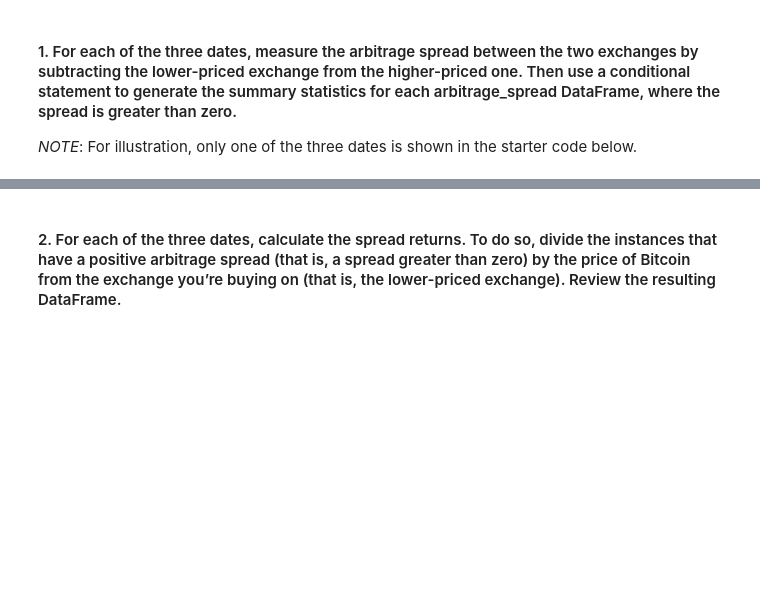
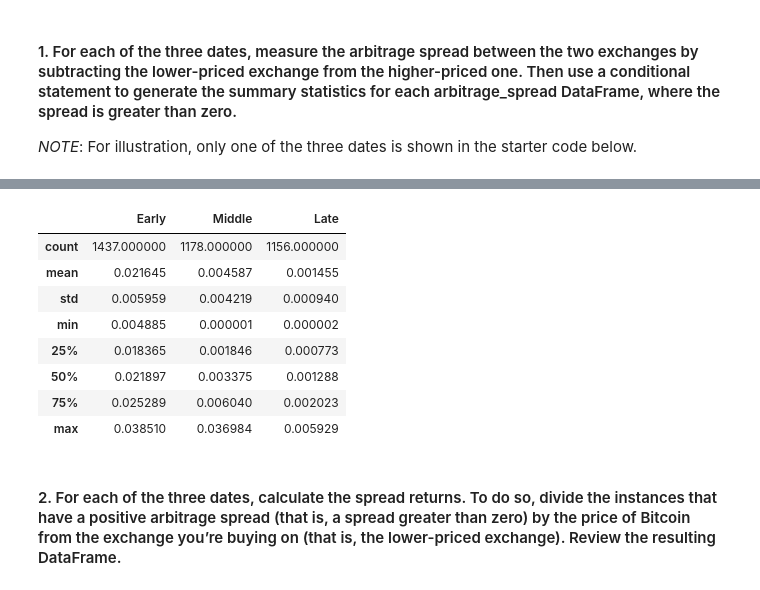
Before and after one commit to billybishop21/bitcoin_arbitrage, a Jupyter notebook: crypto_arbitrage.ipynb, the cells around one changed output, grey strips where cells are left out. Saved outputs shown, nothing was run; the diff lists cells and outputs as text; code cells hidden in the pictures; blank space fills up the shorter version.

Commit message:
commit arbitrage profits and combined df of summary stats 7/10/2021 1:06pm

```diff
--- a/crypto_arbitrage.ipynb
+++ b/crypto_arbitrage.ipynb
@@ -537,7 +542,8 @@ Calculate the potential profits for each date that you selected in the previous
 # %%
 # For the date early in the dataset, measure the arbitrage spread between the two exchanges
 # by subtracting the lower-priced exchange from the higher-priced one
-arbitrage_spread_early = # YOUR CODE HERE
+arbitrage_spread_early = bitstamp_sliced_jan_28_2018 - coinbase_sliced_jan_28_2018
 
 # Use a conditional statement to generate the summary statistics for each arbitrage_spread DataFrame
-# YOUR CODE HERE
+spread_return_early = arbitrage_spread_early[arbitrage_spread_early > 0]
+spread_return_early.describe()
@@ -543,0 +560,8 @@ arbitrage_spread_early = # YOUR CODE HERE
+# %%
+# For the date middle in the dataset, measure the arbitrage spread between the two exchanges
+# by subtracting the lower-priced exchange from the higher-priced one
+arbitrage_spread_middle = bitstamp_sliced_feb_6_2018 - coinbase_sliced_feb_6_2018
+
+# Use a conditional statement to generate the summary statistics for each arbitrage_spread DataFrame
+spread_return_middle = arbitrage_spread_middle[arbitrage_spread_middle > 0]
+spread_return_middle.describe()
@@ -543,0 +578,8 @@ arbitrage_spread_early = # YOUR CODE HERE
+# %%
+# For the date late in the dataset, measure the arbitrage spread between the two exchanges
+# by subtracting the lower-priced exchange from the higher-priced one
+arbitrage_spread_late = bitstamp_sliced_mar_5_2018 - coinbase_sliced_mar_5_2018
+
+# Use a conditional statement to generate the summary statistics for each arbitrage_spread DataFrame
+spread_return_late = arbitrage_spread_late[arbitrage_spread_late > 0]
+spread_return_late.describe()
@@ -544,3 +596,18 @@ arbitrage_spread_early = # YOUR CODE HERE
+# %%
+keys=["Early", "Middle", "Late"]
+summary_df = pd.concat([spread_return_early, spread_return_middle, spread_return_late], axis="columns", join="outer")
+summary_df.columns = keys
+summary_df.describe()
+# %% [output]
+|  | Early | Middle | Late |
+| count | 1437.000000 | 1178.000000 | 1156.000000 |
+| mean | 0.021645 | 0.004587 | 0.001455 |
+| std | 0.005959 | 0.004219 | 0.000940 |
+| min | 0.004885 | 0.000001 | 0.000002 |
+| 25% | 0.018365 | 0.001846 | 0.000773 |
+| 50% | 0.021897 | 0.003375 | 0.001288 |
+| 75% | 0.025289 | 0.006040 | 0.002023 |
+| max | 0.038510 | 0.036984 | 0.005929 |
 # %% [markdown]
 #### 2. For each of the three dates, calculate the spread returns. To do so, divide the instances that have a positive arbitrage spread (that is, a spread greater than zero) by the price of Bitcoin from the exchange you’re buying on (that is, the lower-priced exchange). Review the resulting DataFrame.
 # %%
```
Also changed, not shown: parts of 21 cells of this notebook.
